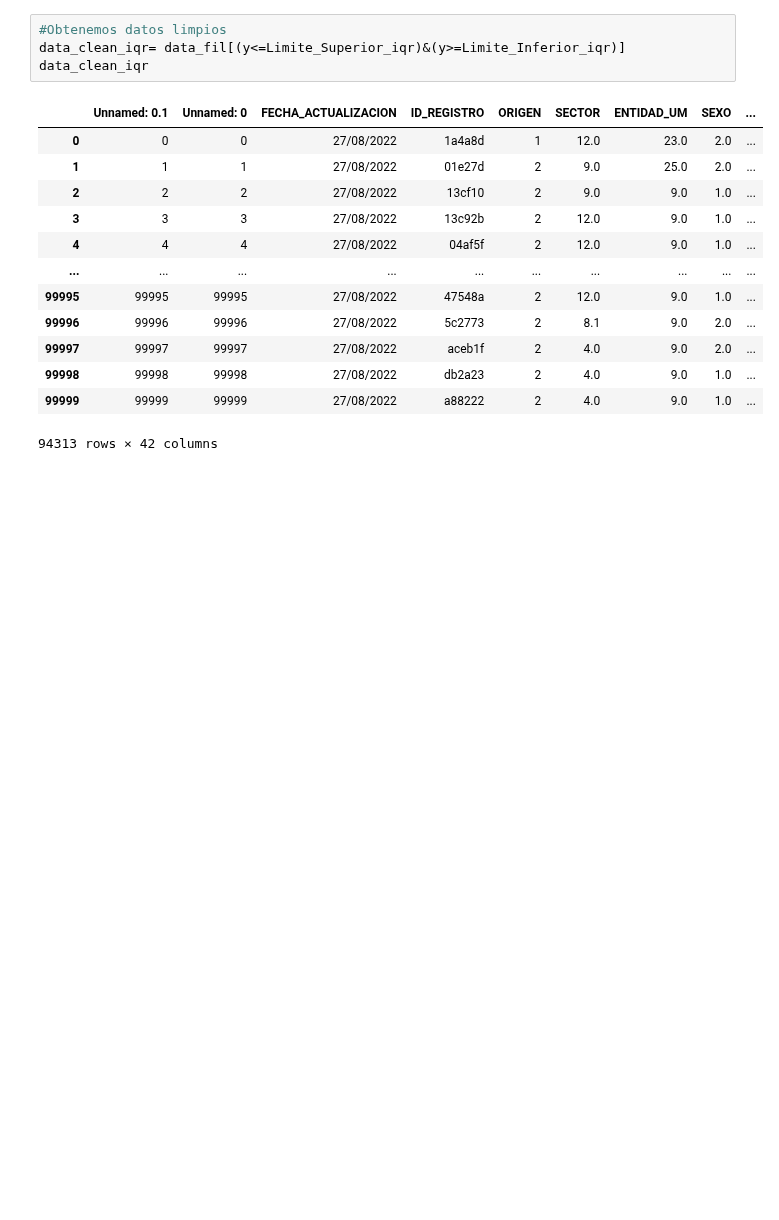
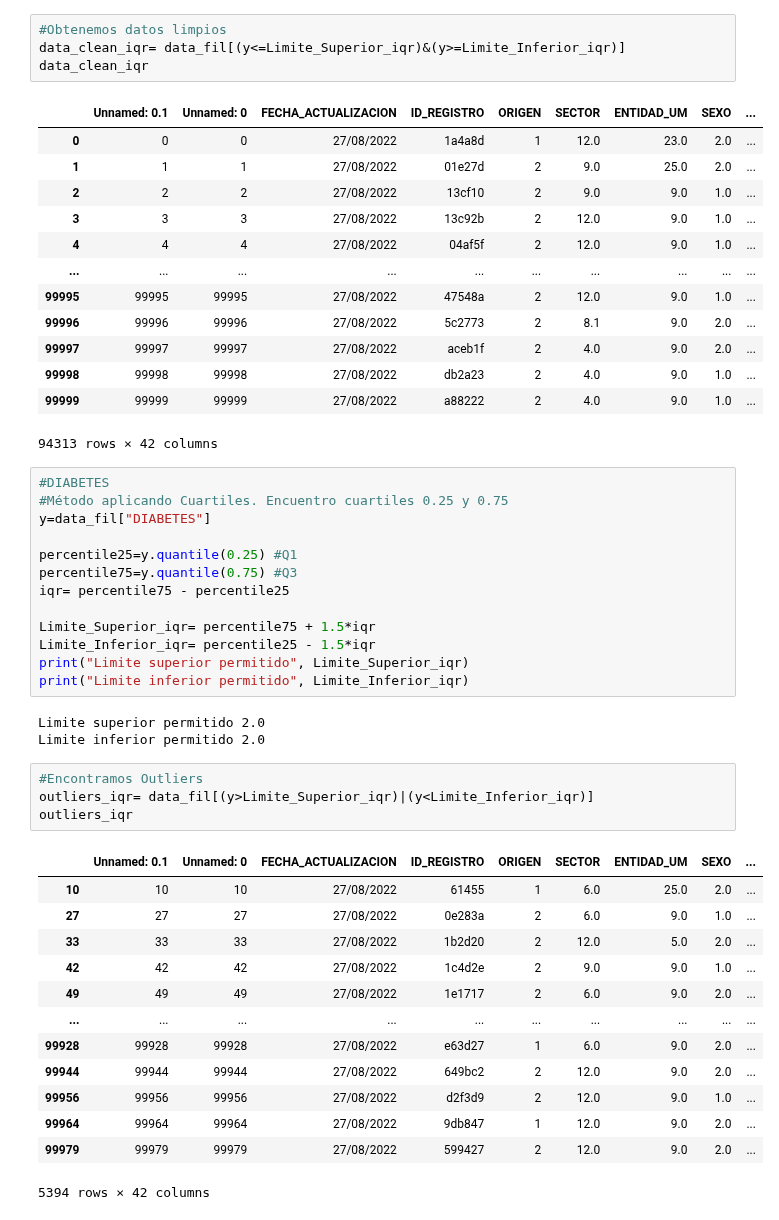
Before and after one commit to ElizabethCobos/Actividad4, a Jupyter notebook: Actividad4.ipynb, the cells around one changed output. Saved outputs shown, nothing was run; the diff lists cells and outputs as text; blank space fills up the shorter version.

Commit message:
Outlier Diabetes

```diff
--- a/Actividad4.ipynb
+++ b/Actividad4.ipynb
@@ -1064,3 +1064,37 @@ data_clean_iqr
 | 99998 | 99998 | 99998 | 27/08/2022 | db2a23 | 2 | 4.0 | 9.0 | 1.0 | ... |
 | 99999 | 99999 | 99999 | 27/08/2022 | a88222 | 2 | 4.0 | 9.0 | 1.0 | ... |
 94313 rows × 42 columns
+# %%
+#DIABETES
+#Método aplicando Cuartiles. Encuentro cuartiles 0.25 y 0.75
+y=data_fil["DIABETES"]
+
+percentile25=y.quantile(0.25) #Q1
+percentile75=y.quantile(0.75) #Q3
+iqr= percentile75 - percentile25
+
+Limite_Superior_iqr= percentile75 + 1.5*iqr
+Limite_Inferior_iqr= percentile25 - 1.5*iqr
+print("Limite superior permitido", Limite_Superior_iqr)
+print("Limite inferior permitido", Limite_Inferior_iqr)
+# %% [output]
+Limite superior permitido 2.0
+Limite inferior permitido 2.0
+# %%
+#Encontramos Outliers
+outliers_iqr= data_fil[(y>Limite_Superior_iqr)|(y<Limite_Inferior_iqr)]
+outliers_iqr
+# %% [output]
+|  | Unnamed: 0.1 | Unnamed: 0 | FECHA_ACTUALIZACION | ID_REGISTRO | ORIGEN | SECTOR | ENTIDAD_UM | SEXO | ... |
+| 10 | 10 | 10 | 27/08/2022 | 61455 | 1 | 6.0 | 25.0 | 2.0 | ... |
+| 27 | 27 | 27 | 27/08/2022 | 0e283a | 2 | 6.0 | 9.0 | 1.0 | ... |
+| 33 | 33 | 33 | 27/08/2022 | 1b2d20 | 2 | 12.0 | 5.0 | 2.0 | ... |
+| 42 | 42 | 42 | 27/08/2022 | 1c4d2e | 2 | 9.0 | 9.0 | 1.0 | ... |
+| 49 | 49 | 49 | 27/08/2022 | 1e1717 | 2 | 6.0 | 9.0 | 2.0 | ... |
+| ... | ... | ... | ... | ... | ... | ... | ... | ... | ... |
+| 99928 | 99928 | 99928 | 27/08/2022 | e63d27 | 1 | 6.0 | 9.0 | 2.0 | ... |
+| 99944 | 99944 | 99944 | 27/08/2022 | 649bc2 | 2 | 12.0 | 9.0 | 2.0 | ... |
+| 99956 | 99956 | 99956 | 27/08/2022 | d2f3d9 | 2 | 12.0 | 9.0 | 1.0 | ... |
+| 99964 | 99964 | 99964 | 27/08/2022 | 9db847 | 1 | 12.0 | 9.0 | 2.0 | ... |
+| 99979 | 99979 | 99979 | 27/08/2022 | 599427 | 2 | 12.0 | 9.0 | 2.0 | ... |
+5394 rows × 42 columns
```
Also changed, not shown: parts of 1 cell of this notebook.
